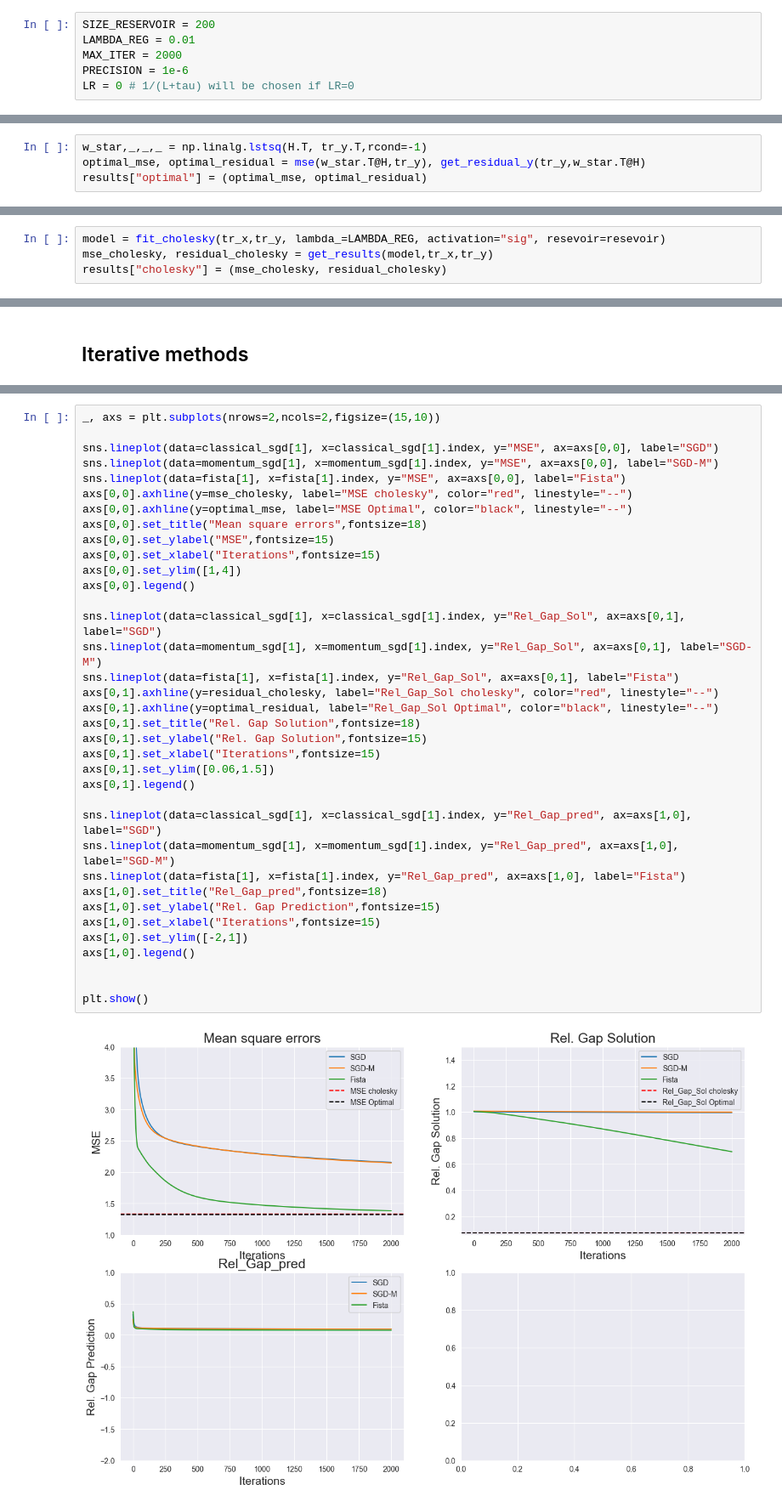
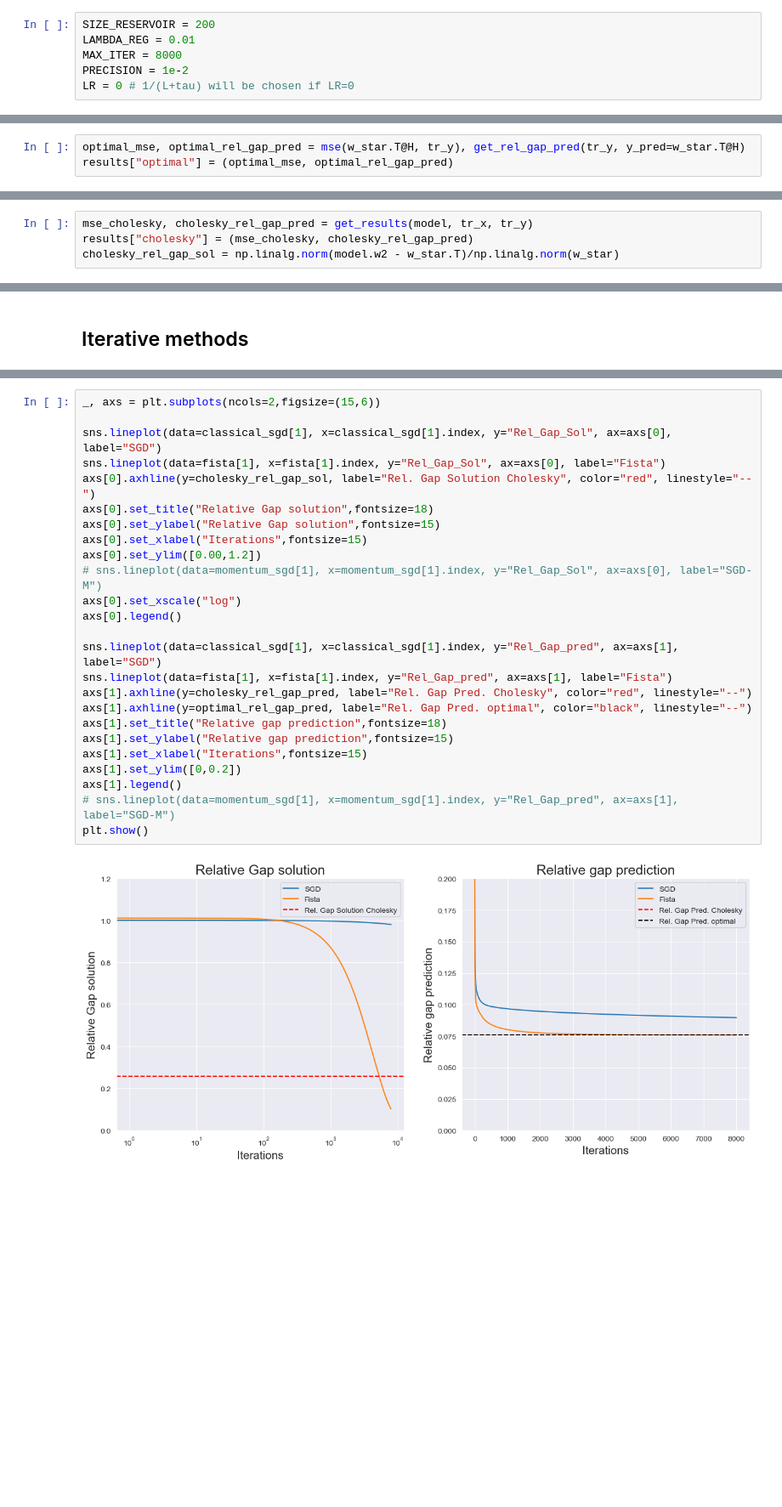
Before and after one commit to jacons/ExtremeLearningNN, a Jupyter notebook: notebook_for_test.ipynb, the cells around one changed output, grey strips where cells are left out. Shown at 85% size. Drawn from its saved outputs; the diff is of its cells as text; blank space fills up the shorter version.

```diff
--- a/notebook_for_test.ipynb
+++ b/notebook_for_test.ipynb
@@ -22,8 +22,8 @@ results = {}
 # %%
 SIZE_RESERVOIR = 200
 LAMBDA_REG = 0.01
-MAX_ITER = 2000
-PRECISION = 1e-6
+MAX_ITER = 8000
+PRECISION = 1e-2
 LR = 0 # 1/(L+tau) will be chosen if LR=0
 # %% [markdown]
 ## fix the resevoir
@@ -41,6 +47,5 @@ Condition number of H: 2428.8963541983067
 # %%
-w_star,_,_,_ = np.linalg.lstsq(H.T, tr_y.T,rcond=-1)
-optimal_mse, optimal_residual = mse(w_star.T@H,tr_y), get_residual_y(tr_y,w_star.T@H)
-results["optimal"] = (optimal_mse, optimal_residual)
+optimal_mse, optimal_rel_gap_pred = mse(w_star.T@H, tr_y), get_rel_gap_pred(tr_y, y_pred=w_star.T@H)
+results["optimal"] = (optimal_mse, optimal_rel_gap_pred)
 # %%
 print("Mean square error: ", optimal_mse)
@@ -53,4 +64,4 @@ Relative Gap Pred:  0.07492904931464638
 # %%
-model = fit_cholesky(tr_x,tr_y, lambda_=LAMBDA_REG, activation="sig", resevoir=resevoir)
-mse_cholesky, residual_cholesky = get_results(model,tr_x,tr_y)
-results["cholesky"] = (mse_cholesky, residual_cholesky)
+mse_cholesky, cholesky_rel_gap_pred = get_results(model, tr_x, tr_y)
+results["cholesky"] = (mse_cholesky, cholesky_rel_gap_pred)
+cholesky_rel_gap_sol = np.linalg.norm(model.w2 - w_star.T)/np.linalg.norm(w_star)
@@ -91,38 +107,27 @@ FISTA max iterations reached
 # %%
-_, axs = plt.subplots(nrows=2,ncols=2,figsize=(15,10))
+_, axs = plt.subplots(ncols=2,figsize=(15,6))
 
-sns.lineplot(data=classical_sgd[1], x=classical_sgd[1].index, y="MSE", ax=axs[0,0], label="SGD")
-sns.lineplot(data=momentum_sgd[1], x=momentum_sgd[1].index, y="MSE", ax=axs[0,0], label="SGD-M")
-sns.lineplot(data=fista[1], x=fista[1].index, y="MSE", ax=axs[0,0], label="Fista")
-axs[0,0].axhline(y=mse_cholesky, label="MSE cholesky", color="red", linestyle="--")
-axs[0,0].axhline(y=optimal_mse, label="MSE Optimal", color="black", linestyle="--")
-axs[0,0].set_title("Mean square errors",fontsize=18)
-axs[0,0].set_ylabel("MSE",fontsize=15)
-axs[0,0].set_xlabel("Iterations",fontsize=15)
-axs[0,0].set_ylim([1,4])
-axs[0,0].legend()
+sns.lineplot(data=classical_sgd[1], x=classical_sgd[1].index, y="Rel_Gap_Sol", ax=axs[0], label="SGD")
+sns.lineplot(data=fista[1], x=fista[1].index, y="Rel_Gap_Sol", ax=axs[0], label="Fista")
+axs[0].axhline(y=cholesky_rel_gap_sol, label="Rel. Gap Solution Cholesky", color="red", linestyle="--")
+axs[0].set_title("Relative Gap solution",fontsize=18)
+axs[0].set_ylabel("Relative Gap solution",fontsize=15)
+axs[0].set_xlabel("Iterations",fontsize=15)
+axs[0].set_ylim([0.00,1.2])
+# sns.lineplot(data=momentum_sgd[1], x=momentum_sgd[1].index, y="Rel_Gap_Sol", ax=axs[0], label="SGD-M")
+axs[0].set_xscale("log")
+axs[0].legend()
 
-sns.lineplot(data=classical_sgd[1], x=classical_sgd[1].index, y="Rel_Gap_Sol", ax=axs[0,1], label="SGD")
-sns.lineplot(data=momentum_sgd[1], x=momentum_sgd[1].index, y="Rel_Gap_Sol", ax=axs[0,1], label="SGD-M")
-sns.lineplot(data=fista[1], x=fista[1].index, y="Rel_Gap_Sol", ax=axs[0,1], label="Fista")
-axs[0,1].axhline(y=residual_cholesky, label="Rel_Gap_Sol cholesky", color="red", linestyle="--")
-axs[0,1].axhline(y=optimal_residual, label="Rel_Gap_Sol Optimal", color="black", linestyle="--")
-axs[0,1].set_title("Rel. Gap Solution",fontsize=18)
-axs[0,1].set_ylabel("Rel. Gap Solution",fontsize=15)
-axs[0,1].set_xlabel("Iterations",fontsize=15)
-axs[0,1].set_ylim([0.06,1.5])
-axs[0,1].legend()
-
-sns.lineplot(data=classical_sgd[1], x=classical_sgd[1].index, y="Rel_Gap_pred", ax=axs[1,0], label="SGD")
-sns.lineplot(data=momentum_sgd[1], x=momentum_sgd[1].index, y="Rel_Gap_pred", ax=axs[1,0], label="SGD-M")
-sns.lineplot(data=fista[1], x=fista[1].index, y="Rel_Gap_pred", ax=axs[1,0], label="Fista")
-axs[1,0].set_title("Rel_Gap_pred",fontsize=18)
-axs[1,0].set_ylabel("Rel. Gap Prediction",fontsize=15)
-axs[1,0].set_xlabel("Iterations",fontsize=15)
-axs[1,0].set_ylim([-2,1])
-axs[1,0].legend()
-
-
+sns.lineplot(data=classical_sgd[1], x=classical_sgd[1].index, y="Rel_Gap_pred", ax=axs[1], label="SGD")
+sns.lineplot(data=fista[1], x=fista[1].index, y="Rel_Gap_pred", ax=axs[1], label="Fista")
+axs[1].axhline(y=cholesky_rel_gap_pred, label="Rel. Gap Pred. Cholesky", color="red", linestyle="--")
+axs[1].axhline(y=optimal_rel_gap_pred, label="Rel. Gap Pred. optimal", color="black", linestyle="--")
+axs[1].set_title("Relative gap prediction",fontsize=18)
+axs[1].set_ylabel("Relative gap prediction",fontsize=15)
+axs[1].set_xlabel("Iterations",fontsize=15)
+axs[1].set_ylim([0,0.2])
+axs[1].legend()
+# sns.lineplot(data=momentum_sgd[1], x=momentum_sgd[1].index, y="Rel_Gap_pred", ax=axs[1], label="SGD-M")
 plt.show()
 # %% [output]
-[figure, old version]
+[figure, new version]
```
Also changed, not shown: parts of 14 cells of this notebook, 2 other files.
